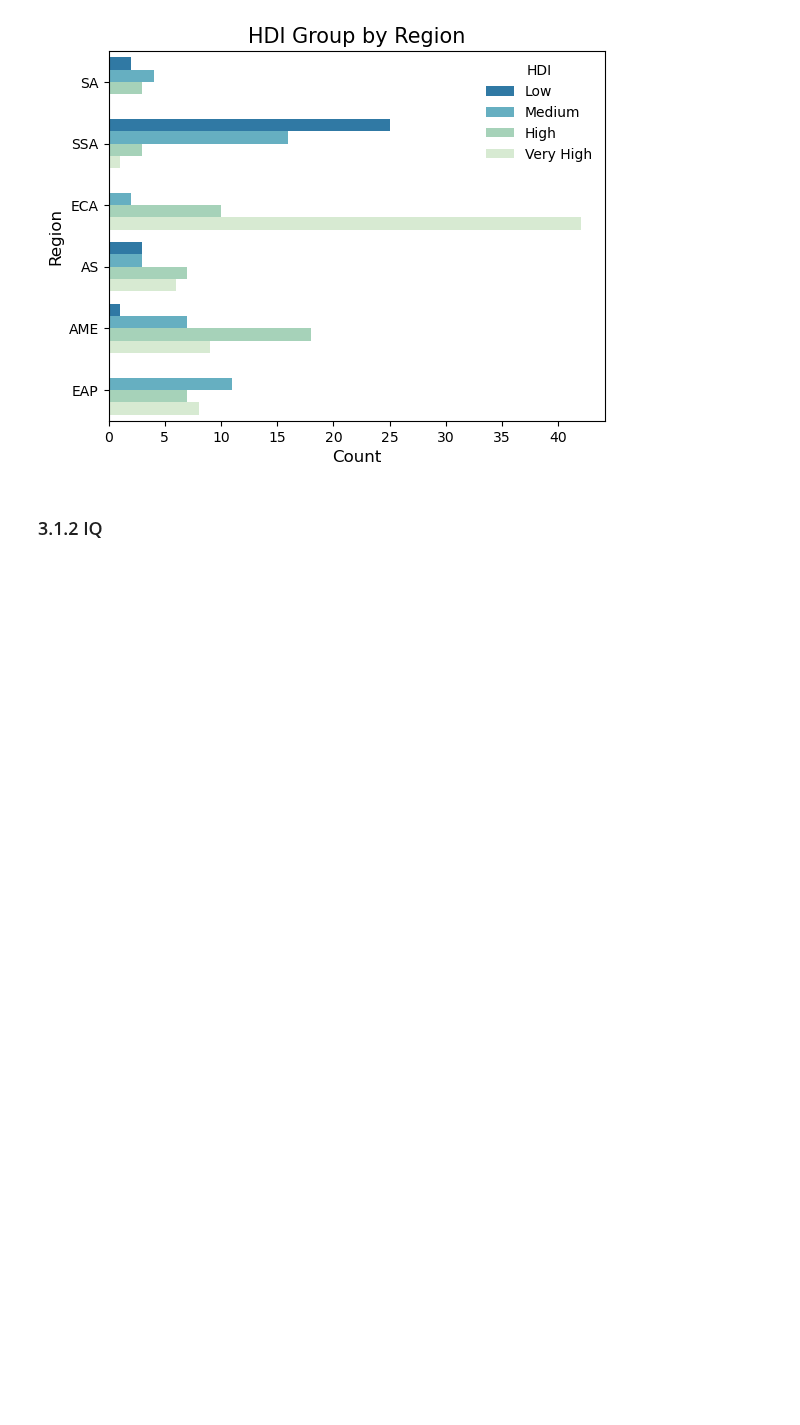
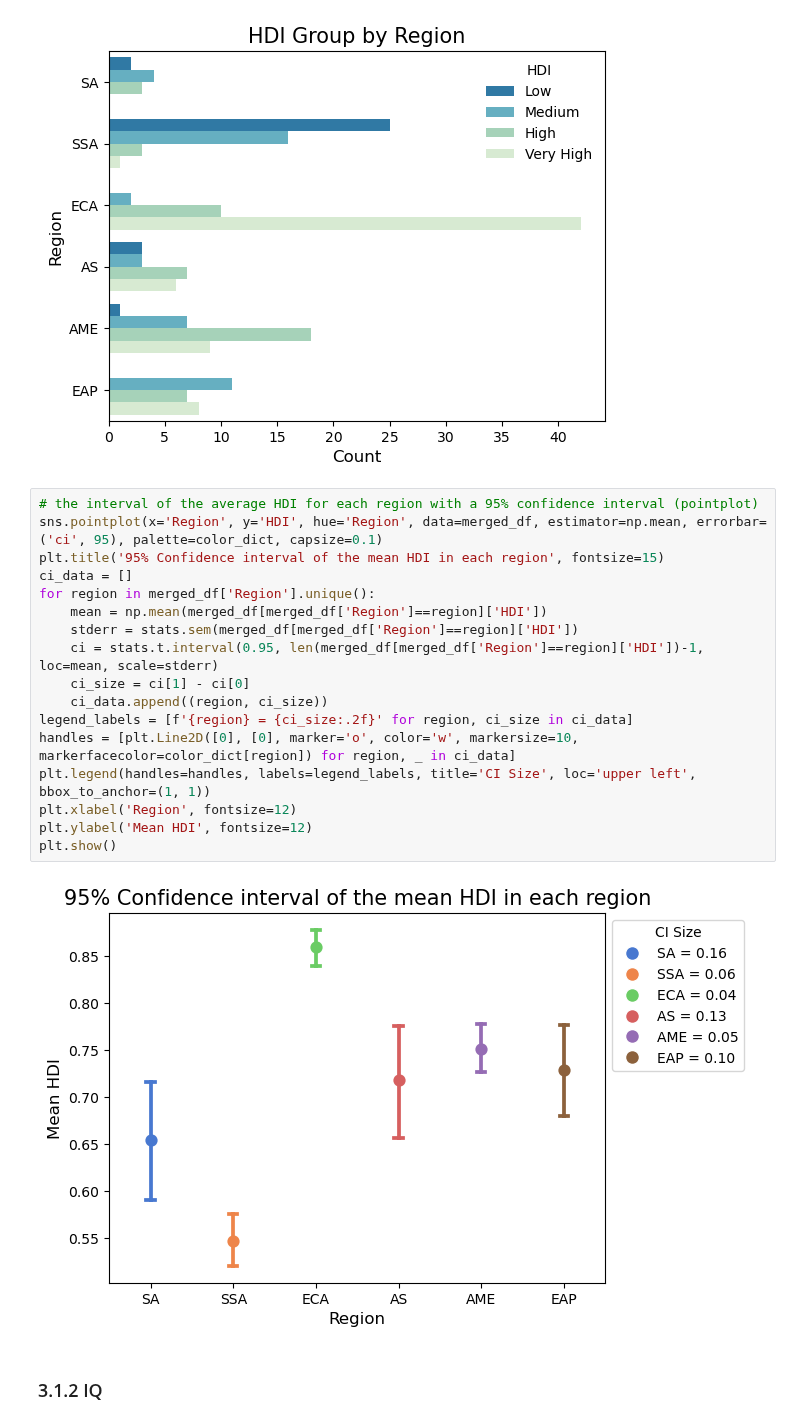
Before and after one commit to jakthehut/HDI-IQ-Analysis, a Jupyter notebook: hdi_iq_analysis_final.ipynb, the cells around one changed output. Drawn from its saved outputs; the diff is of its cells as text; blank space fills up the shorter version.

```diff
--- a/hdi_iq_analysis_final.ipynb
+++ b/hdi_iq_analysis_final.ipynb
@@ -870,6 +870,25 @@ plt.ylabel('Region', fontsize=12)
 plt.show()
 # %% [output]
 [figure]
+# %%
+# the interval of the average HDI for each region with a 95% confidence interval (pointplot)
+sns.pointplot(x='Region', y='HDI', hue='Region', data=merged_df, estimator=np.mean, errorbar=('ci', 95), palette=color_dict, capsize=0.1)
+plt.title('95% Confidence interval of the mean HDI in each region', fontsize=15)
+ci_data = []
+for region in merged_df['Region'].unique():
+    mean = np.mean(merged_df[merged_df['Region']==region]['HDI'])
+    stderr = stats.sem(merged_df[merged_df['Region']==region]['HDI'])
+    ci = stats.t.interval(0.95, len(merged_df[merged_df['Region']==region]['HDI'])-1, loc=mean, scale=stderr)
+    ci_size = ci[1] - ci[0]
+    ci_data.append((region, ci_size))
+legend_labels = [f'{region} = {ci_size:.2f}' for region, ci_size in ci_data]
+handles = [plt.Line2D([0], [0], marker='o', color='w', markersize=10, markerfacecolor=color_dict[region]) for region, _ in ci_data]
+plt.legend(handles=handles, labels=legend_labels, title='CI Size', loc='upper left', bbox_to_anchor=(1, 1))
+plt.xlabel('Region', fontsize=12)
+plt.ylabel('Mean HDI', fontsize=12)
+plt.show()
+# %% [output]
+[figure, added]
 # %% [markdown]
 ### 3.1.2 IQ
 # %% [markdown]
```
Also changed, not shown: parts of 6 cells of this notebook, 1 other file.
